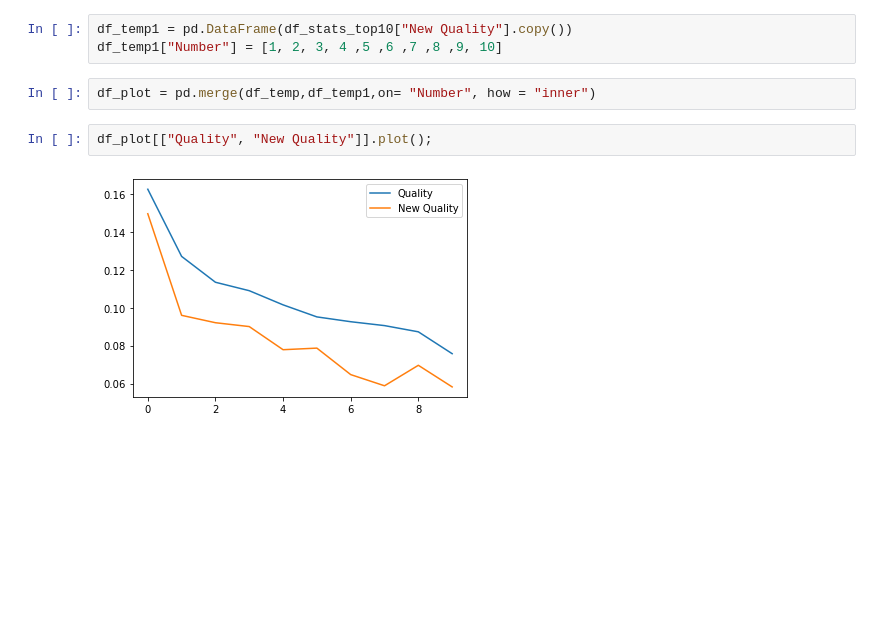
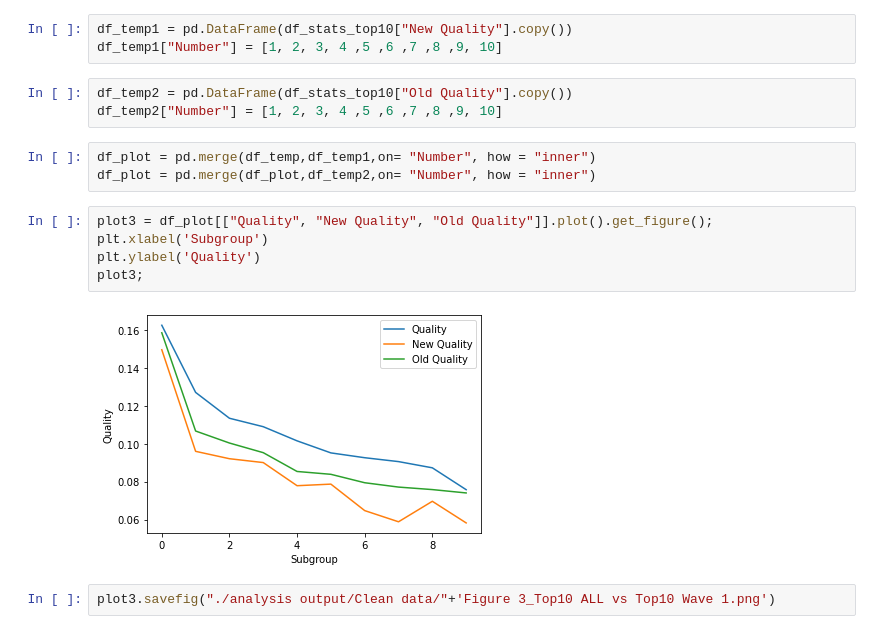
Before and after one commit to YanaOnushkina/2AMM20-Research-Topics-in-Data-Mining, a Jupyter notebook: Analysis for Experimental Section_for 10 depth with original.ipynb, the cells around one changed output. Drawn from its saved outputs; the diff is of its cells as text; blank space fills up the shorter version.

```diff
--- a/Analysis for Experimental Section_for 10 depth with original.ipynb
+++ b/Analysis for Experimental Section_for 10 depth with original.ipynb
@@ -304,9 +340,18 @@ df_temp["Number"] = [1, 2, 3, 4 ,5 ,6 ,7 ,8 ,9, 10]
 # %%
 df_temp1 = pd.DataFrame(df_stats_top10["New Quality"].copy())
 df_temp1["Number"] = [1, 2, 3, 4 ,5 ,6 ,7 ,8 ,9, 10]
+# %%
+df_temp2 = pd.DataFrame(df_stats_top10["Old Quality"].copy())
+df_temp2["Number"] = [1, 2, 3, 4 ,5 ,6 ,7 ,8 ,9, 10]
 # %%
 df_plot = pd.merge(df_temp,df_temp1,on= "Number", how = "inner")
+df_plot = pd.merge(df_plot,df_temp2,on= "Number", how = "inner")
-# %%
-df_plot[["Quality", "New Quality"]].plot();
-# %% [output]
-[figure, removed]
+# %%
+plot3 = df_plot[["Quality", "New Quality", "Old Quality"]].plot().get_figure();
+plt.xlabel('Subgroup')
+plt.ylabel('Quality')
+plot3;
+# %% [output]
+[figure, added]
+# %%
+plot3.savefig("./analysis output/Clean data/"+'Figure 3_Top10 ALL vs Top10 Wave 1.png')
```
Also changed, not shown: parts of 18 cells of this notebook, 23 other files.
